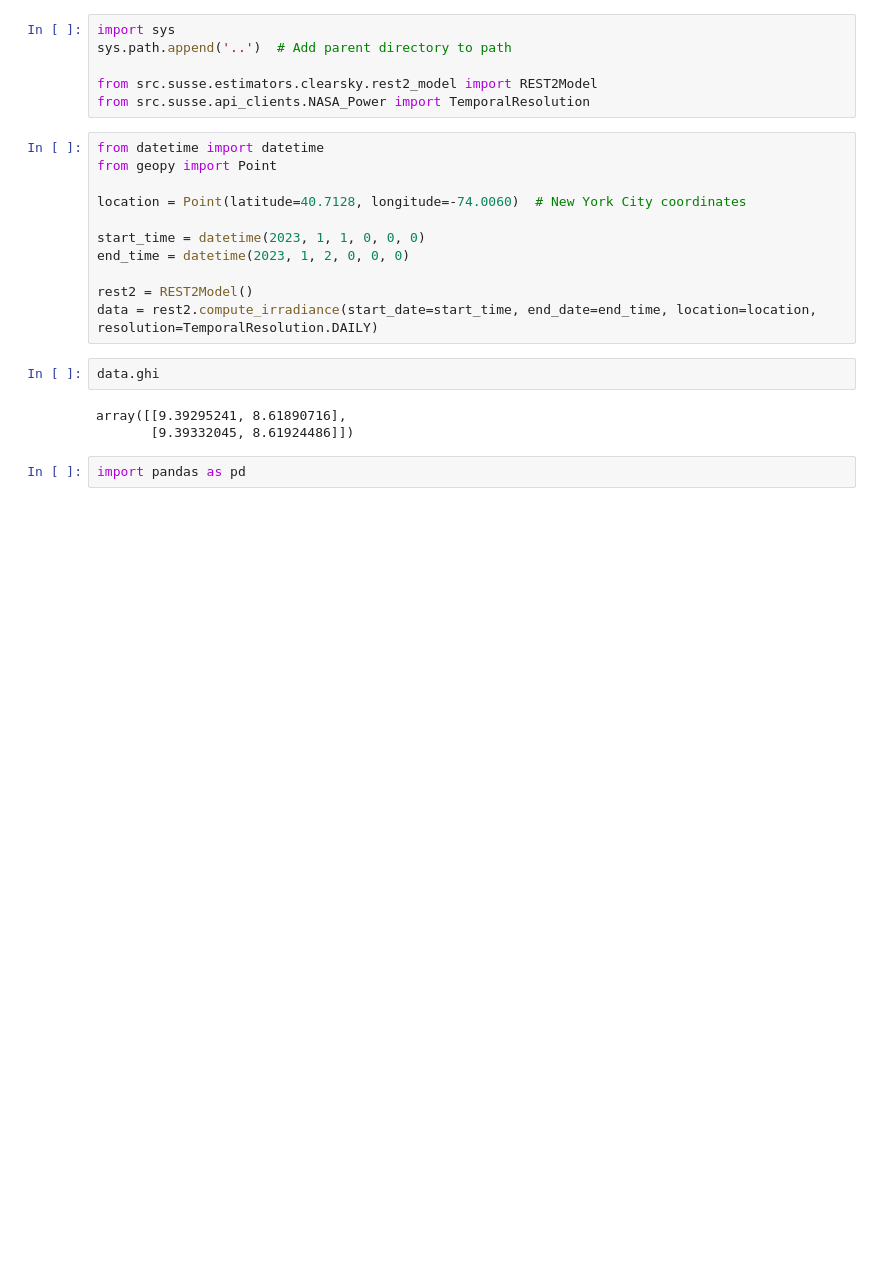
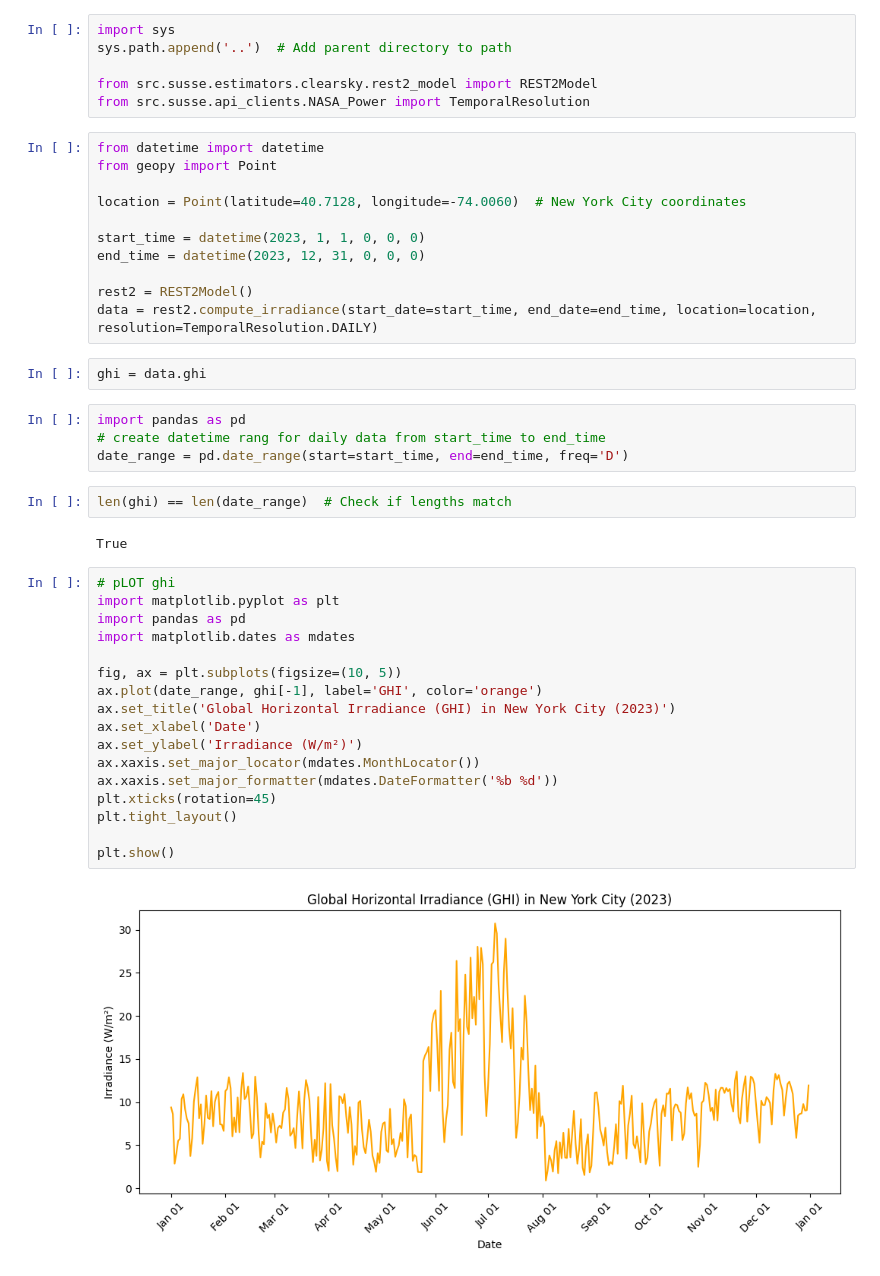
Before and after one commit to Marconi-Lab/SolarIrradiation, a Jupyter notebook: jupyter_notebooks/REST2.ipynb, the cells around one changed output. Cells and saved outputs as stored; diff of their text form; blank space fills up the shorter version.

```diff
--- a/jupyter_notebooks/REST2.ipynb
+++ b/jupyter_notebooks/REST2.ipynb
@@ -11,14 +11,36 @@ from geopy import Point
 location = Point(latitude=40.7128, longitude=-74.0060)  # New York City coordinates
 
 start_time = datetime(2023, 1, 1, 0, 0, 0)
-end_time = datetime(2023, 1, 2, 0, 0, 0)
+end_time = datetime(2023, 12, 31, 0, 0, 0)
 
 rest2 = REST2Model()
 data = rest2.compute_irradiance(start_date=start_time, end_date=end_time, location=location, resolution=TemporalResolution.DAILY)
 # %%
-data.ghi
+ghi = data.ghi
-# %% [output]
-array([[9.39295241, 8.61890716],
-       [9.39332045, 8.61924486]])
+# %%
+import pandas as pd
+# create datetime rang for daily data from start_time to end_time
+date_range = pd.date_range(start=start_time, end=end_time, freq='D')
+# %%
+len(ghi) == len(date_range)  # Check if lengths match
+# %% [output]
+True
 # %%
+# pLOT ghi
+import matplotlib.pyplot as plt
 import pandas as pd
+import matplotlib.dates as mdates
+
+fig, ax = plt.subplots(figsize=(10, 5))
+ax.plot(date_range, ghi[-1], label='GHI', color='orange')
+ax.set_title('Global Horizontal Irradiance (GHI) in New York City (2023)')
+ax.set_xlabel('Date')
+ax.set_ylabel('Irradiance (W/m²)')
+ax.xaxis.set_major_locator(mdates.MonthLocator())
+ax.xaxis.set_major_formatter(mdates.DateFormatter('%b %d'))
+plt.xticks(rotation=45)
+plt.tight_layout()
+
+plt.show()
+# %% [output]
+[figure, added]
```
Also changed, not shown: parts of 2 cells of this notebook, 1 other file.
